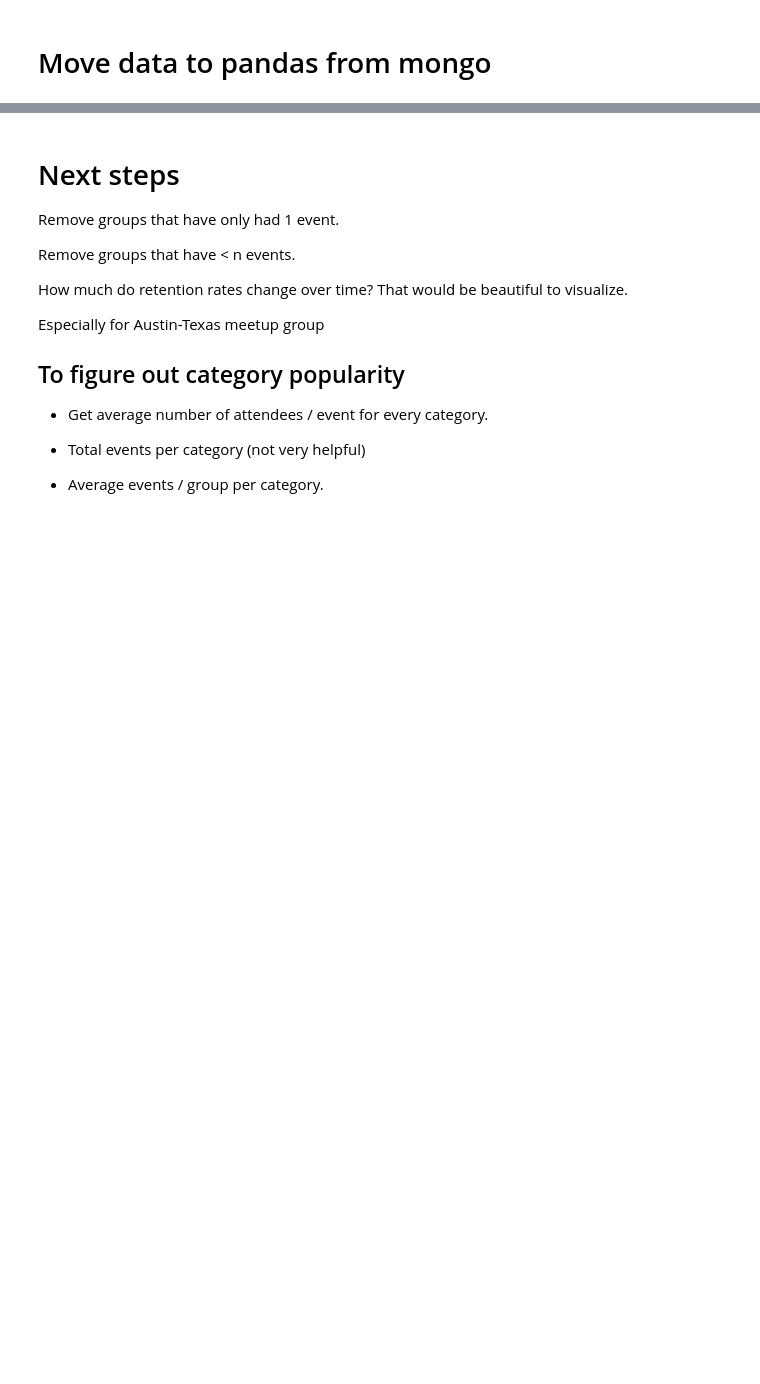
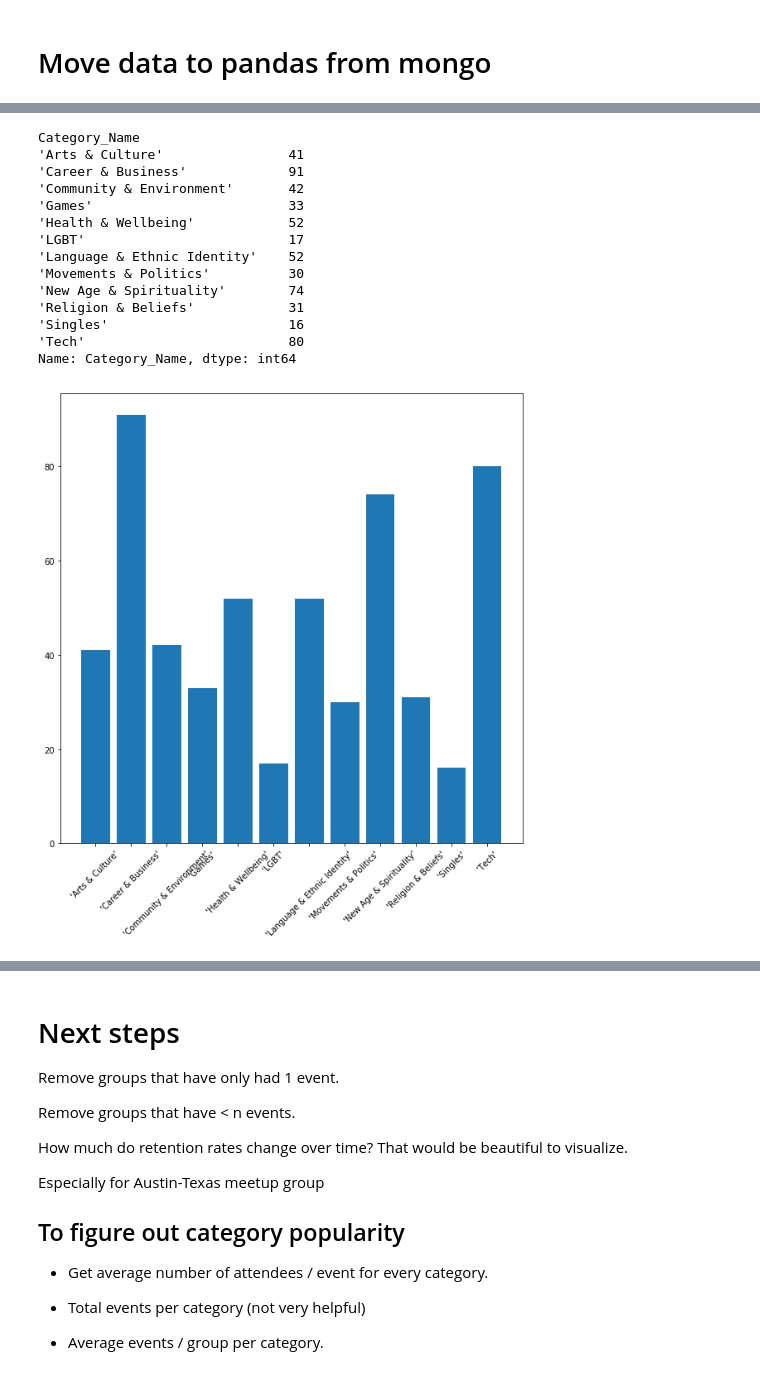
Before and after one commit to Jesse-Kerr/meetup_retentions, a Jupyter notebook: meetup.ipynb, the cells around one changed output, grey strips where cells are left out. Cells and saved outputs as stored; diff of their text form; code cells hidden in the pictures; blank space fills up the shorter version.

Commit message:
Visualizing data

```diff
--- a/meetup.ipynb
+++ b/meetup.ipynb
@@ -250,3 +251,31 @@ from did_they_come_back import *
 did_they_come_back()
 # %% [markdown]
 # Move data to pandas from mongo
+# %%
+percent_returns = pd.read_csv('./src/Percent_returns.csv')
+
+# Remove 100% returns, probably demonstrates some error.
+ones_removed_percent_returns = percent_returns[percent_returns.Percent_Return < 1]
+
+# Remove categories with less than 15 groups
+grouped = ones_removed_percent_returns.groupby('Category_ID')
+grouped = grouped.filter(lambda x: len(x) > 15)
+
+#Put category name on chart
+cat_ids = grouped['Category_ID'].unique()
+
+def get_categories(cat_ids):
+    categories = []
+    for cat_id in cat_ids:
+        for group in groups_per_category:
+            if group[0] == cat_id:
+                categories.append([cat_id, group[2]])
+    return categories
+
+categories = get_categories(cat_ids)
+grouped['Category_Name'] = grouped['Category_ID'].apply(lambda x: [str(group[1]) for group in categories if group[0] == x])
+
+#this still has over 500 results.
+grouped['Category_Name'] = grouped['Category_Name'].apply(lambda x: str(x).replace("[", "").replace(']', ''))
+
+grouped.head()
@@ -252,0 +289,24 @@ did_they_come_back()
+# %%
+count = grouped.groupby('Category_Name')['Category_Name'].count()
+print(count)
+
+fig, ax = plt.subplots(figsize=(10,10))
+ax.bar(x = count.index, height = count)
+ax.set_xlabel(cou)
+_ = ax.tick_params(axis='x', rotation=45)
+# %% [output]
+Category_Name
+'Arts & Culture'                41
+'Career & Business'             91
+'Community & Environment'       42
+'Games'                         33
+'Health & Wellbeing'            52
+'LGBT'                          17
+'Language & Ethnic Identity'    52
+'Movements & Politics'          30
+'New Age & Spirituality'        74
+'Religion & Beliefs'            31
+'Singles'                       16
+'Tech'                          80
+Name: Category_Name, dtype: int64
+[figure, added]
```
Also changed, not shown: parts of 4 cells of this notebook.
